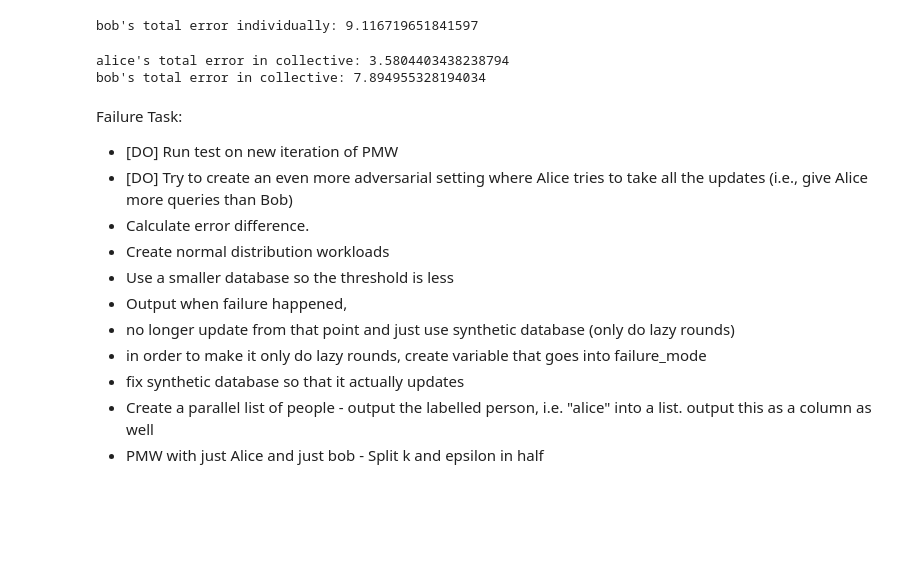
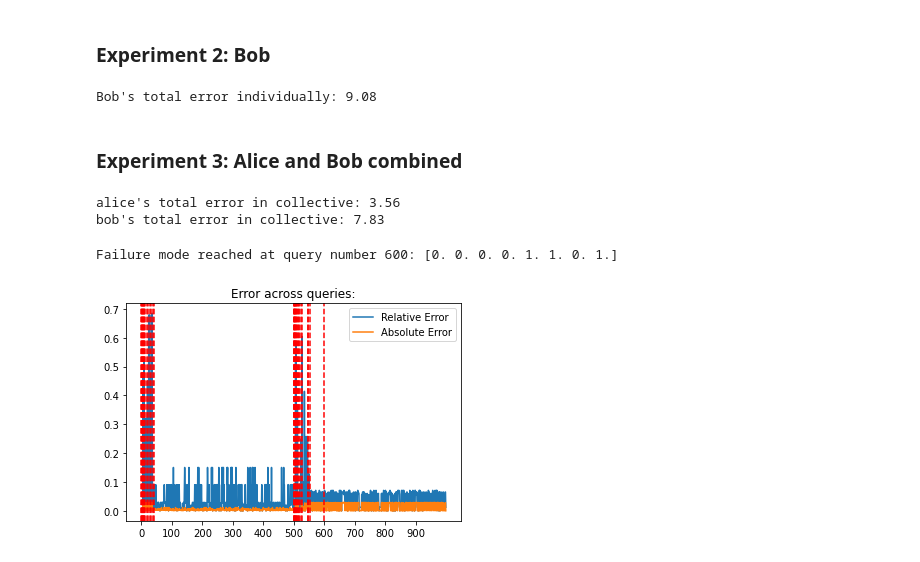
Before and after one commit to yikai-wu/Multi-Analyst-DP, a Jupyter notebook: src/pmw/run_until_failure.ipynb, the cells around one changed output. Drawn from its saved outputs; the diff is of its cells as text; code cells hidden in the pictures; blank space fills up the shorter version.

Commit message:
run until failure

```diff
--- a/src/pmw/run_until_failure.ipynb
+++ b/src/pmw/run_until_failure.ipynb
@@ -5,7 +18,8 @@ import math
 from matplotlib import pyplot as plt
 from src.hdmm import workload, fairtemplates, error, fairmechanism, matrix, mechanism, templates
 # %%
-def pmw(workload, x, eps=0.01, beta=0.1, k=0, show_messages=True, to_return='pd', analyst_labels = []):
+def pmw(workload, x, eps=0.01, beta=0.1, k=0, show_messages=True, to_return='pd', analyst_labels = [],
+       show_plot=False, show_failure_step=False):
     """
     Implement Private Multiplicative Weights Mechanism (PMW) on a workload of
     linear queries. New arguments to allow for optimizing the amount of
@@ -88,7 +102,7 @@ def pmw(workload, x, eps=0.01, beta=0.1, k=0, show_messages=True, to_return='pd'
 
             if update_count > n * math.log(m, np.e) ** (1 / 2): # threshold for num updates is reached, enter failure_mode
                 failure_mode = True
-                if show_messages:
+                if show_failure_step:
                     print(f'Failure mode reached at query number {time}: {query}')
                 lazy_round()
             else: # threshold for num updates is not reached yet
@@ -130,6 +144,8 @@ def pmw(workload, x, eps=0.01, beta=0.1, k=0, show_messages=True, to_return='pd'
 
     if show_messages:
         print_outputs()
+
+    if show_plot:
         plot_error()
 
     if to_return == "update_count":
@@ -205,5 +215,6 @@ alice's total error individually: 7.286189769066673
+# %% [markdown]
+### Experiment 2: Bob
 # %%
-# just bob
 bob_labels = ['Bob'] * 500
 
 bob_error_list = []
@@ -213,11 +224,12 @@ for i in range(1000):
     bob_query_data = pmw(workload=bob, x=x_small, eps=250, beta=0.2, k=500, to_return='pd',
                          analyst_labels = bob_labels, show_messages=False)
     bob_error_list.append(sum(bob_query_data.abs_error))
-print(f"bob's total error individually: {sum(bob_error_list) / len(bob_error_list)}")
+print(f"Bob's total error individually: {round(sum(bob_error_list) / len(bob_error_list), 2)}")
 # %% [output]
-bob's total error individually: 9.116719651841597
+Bob's total error individually: 9.08
+# %% [markdown]
+### Experiment 3: Alice and Bob combined
 # %%
-# alice and bob combined
 combined_alice_error_list = []
 combined_bob_error_list = []
 
@@ -230,21 +242,15 @@ for i in range(1000):
     combined_alice_error_list.append(sum(combined_query_data[combined_query_data.analyst=='Alice'].abs_error))
     combined_bob_error_list.append(sum(combined_query_data[combined_query_data.analyst=='Bob'].abs_error))
 
-print(f"alice's total error in collective: {sum(combined_alice_error_list) / len(combined_alice_error_list)}")
-print(f"bob's total error in collective: {sum(combined_bob_error_list) / len(combined_bob_error_list)}")
+print(f"alice's total error in collective: {round(sum(combined_alice_error_list) / len(combined_alice_error_list), 2)}")
+print(f"bob's total error in collective: {round(sum(combined_bob_error_list) / len(combined_bob_error_list), 2)}")
 # %% [output]
-alice's total error in collective: 3.5804403438238794
-bob's total error in collective: 7.894955328194034
+alice's total error in collective: 3.56
+bob's total error in collective: 7.83
-# %% [markdown]
-Failure Task:
-- [DO] Run test on new iteration of PMW
-- [DO] Try to create an even more adversarial setting where Alice tries to take all the updates (i.e., give Alice more queries than Bob)
-- Calculate error difference.
-- Create normal distribution workloads
-- Use a smaller database so the threshold is less
-- Output when failure happened,
-- no longer update from that point and just use synthetic database (only do lazy rounds)
-- in order to make it only do lazy rounds, create variable that goes into failure_mode
-- fix synthetic database so that it actually updates
-- Create a parallel list of people - output the labelled person, i.e. "alice" into a list. output this as a column as well
-- PMW with just Alice and just bob - Split k and epsilon in half
+# %%
+combined_query_data = pmw(workload=np.vstack((alice, bob)), x=x_small, eps=500, beta=0.2, k=1000, to_return='pd',
+                        analyst_labels = alice_labels + bob_labels, show_messages=False, show_plot=True,
+                         show_failure_step=True)
+# %% [output]
+Failure mode reached at query number 600: [0. 0. 0. 0. 1. 1. 0. 1.]
+[figure, added]
```
Also changed, not shown: parts of 8 cells of this notebook.
